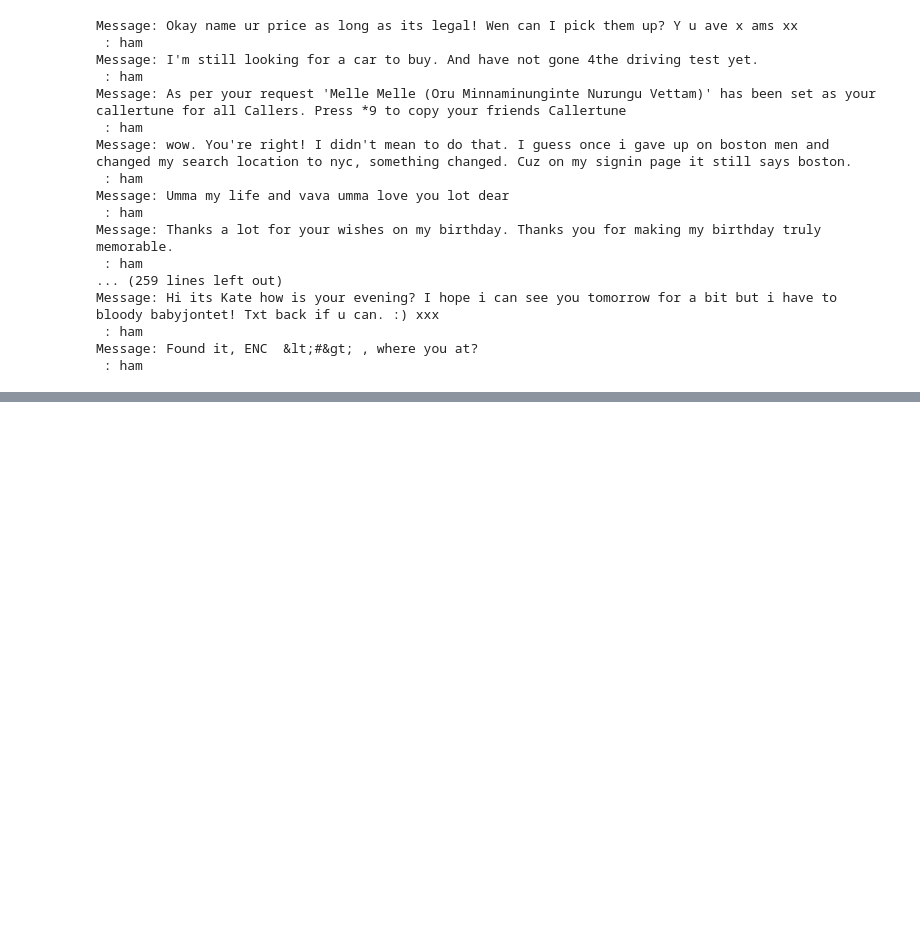
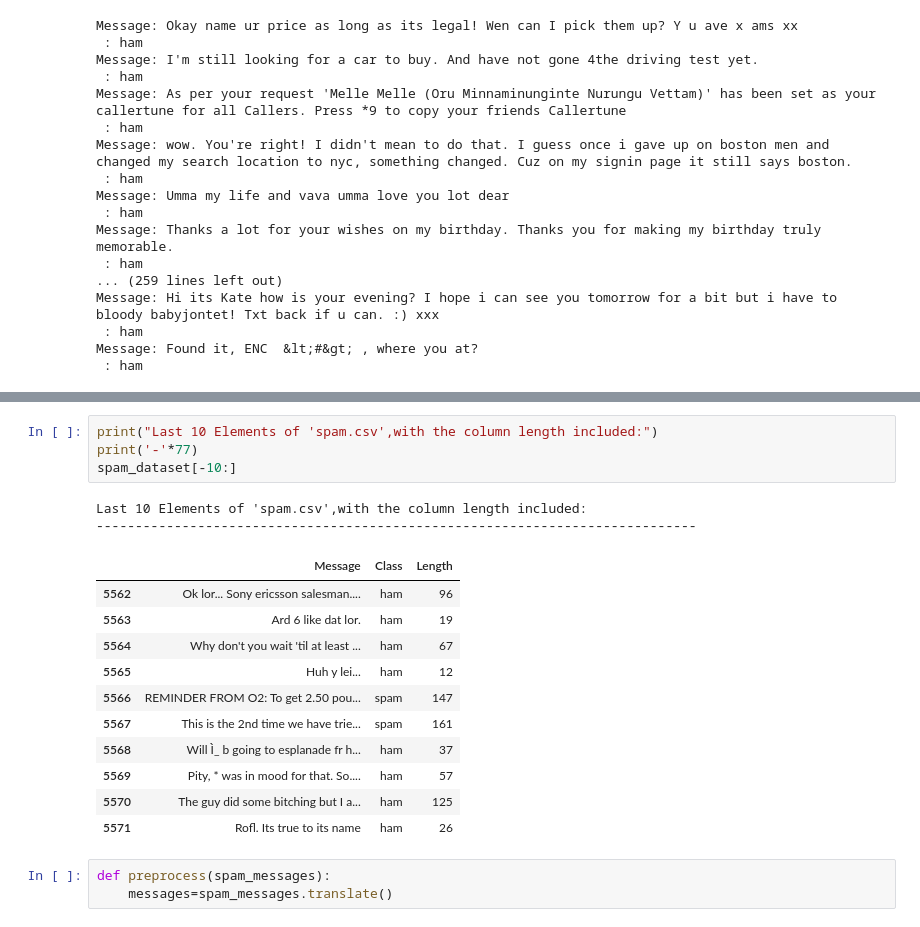
Before and after one commit to bishanbhandari/Data-Science--Text-and-NLP-Projects-, a Jupyter notebook: Message Filtering/Message_filtering.ipynb, the cells around one changed output, grey strips where cells are left out. Drawn from its saved outputs; the diff is of its cells as text; blank space fills up the shorter version.

```diff
--- a/Message Filtering/Message_filtering.ipynb
+++ b/Message Filtering/Message_filtering.ipynb
@@ -141,0 +229,21 @@ Message: Found it, ENC  &lt;#&gt; , where you at?
+# %%
+print("Last 10 Elements of 'spam.csv',with the column length included:")
+print('-'*77)
+spam_dataset[-10:]
+# %% [output]
+Last 10 Elements of 'spam.csv',with the column length included:
+-----------------------------------------------------------------------------
+|  | Message | Class | Length |
+| 5562 | Ok lor... Sony ericsson salesman.... | ham | 96 |
+| 5563 | Ard 6 like dat lor. | ham | 19 |
+| 5564 | Why don't you wait 'til at least ... | ham | 67 |
+| 5565 | Huh y lei... | ham | 12 |
+| 5566 | REMINDER FROM O2: To get 2.50 pou... | spam | 147 |
+| 5567 | This is the 2nd time we have trie... | spam | 161 |
+| 5568 | Will Ì_ b going to esplanade fr h... | ham | 37 |
+| 5569 | Pity, * was in mood for that. So.... | ham | 57 |
+| 5570 | The guy did some bitching but I a... | ham | 125 |
+| 5571 | Rofl. Its true to its name | ham | 26 |
+# %%
+def preprocess(spam_messages):
+    messages=spam_messages.translate()
```
Also changed, not shown: parts of 4 cells of this notebook.
